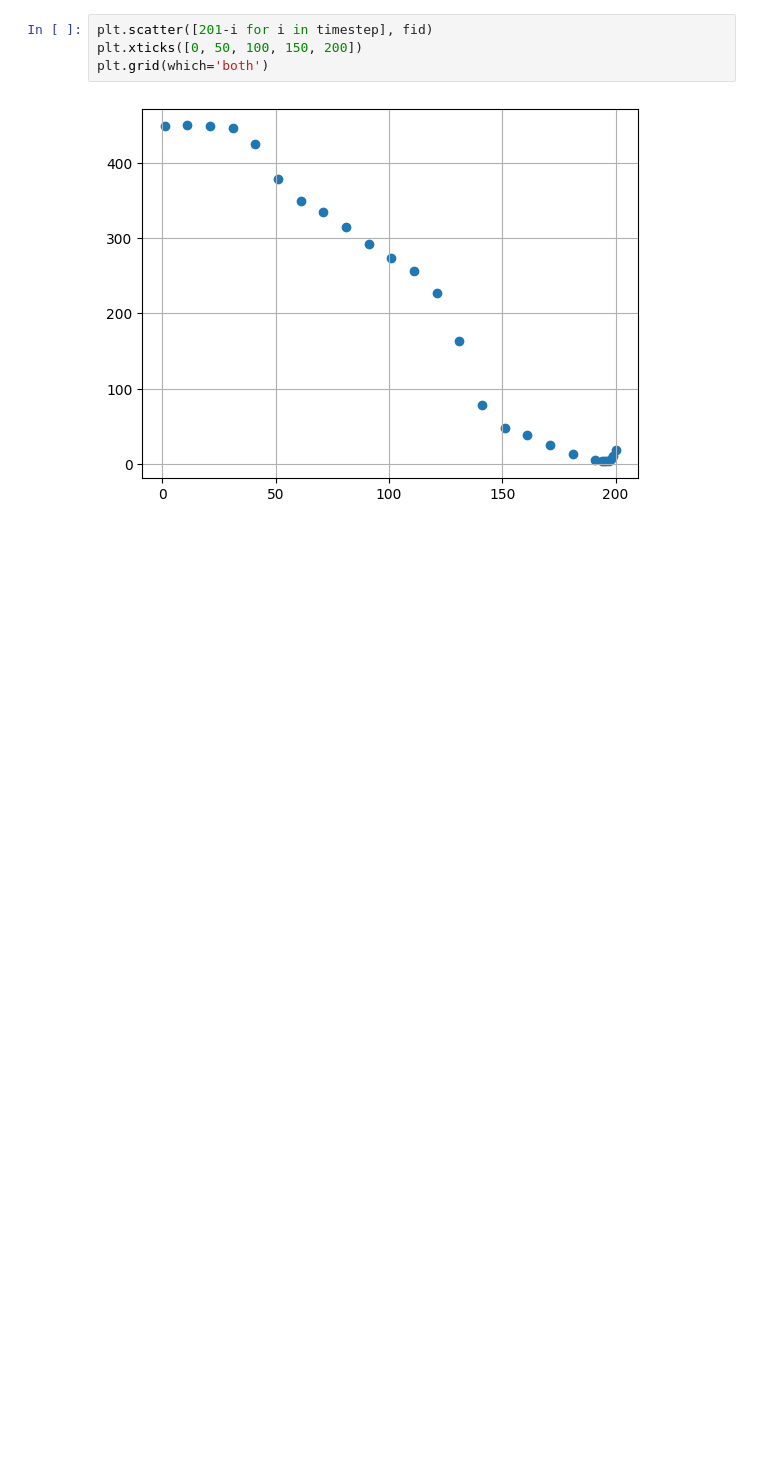
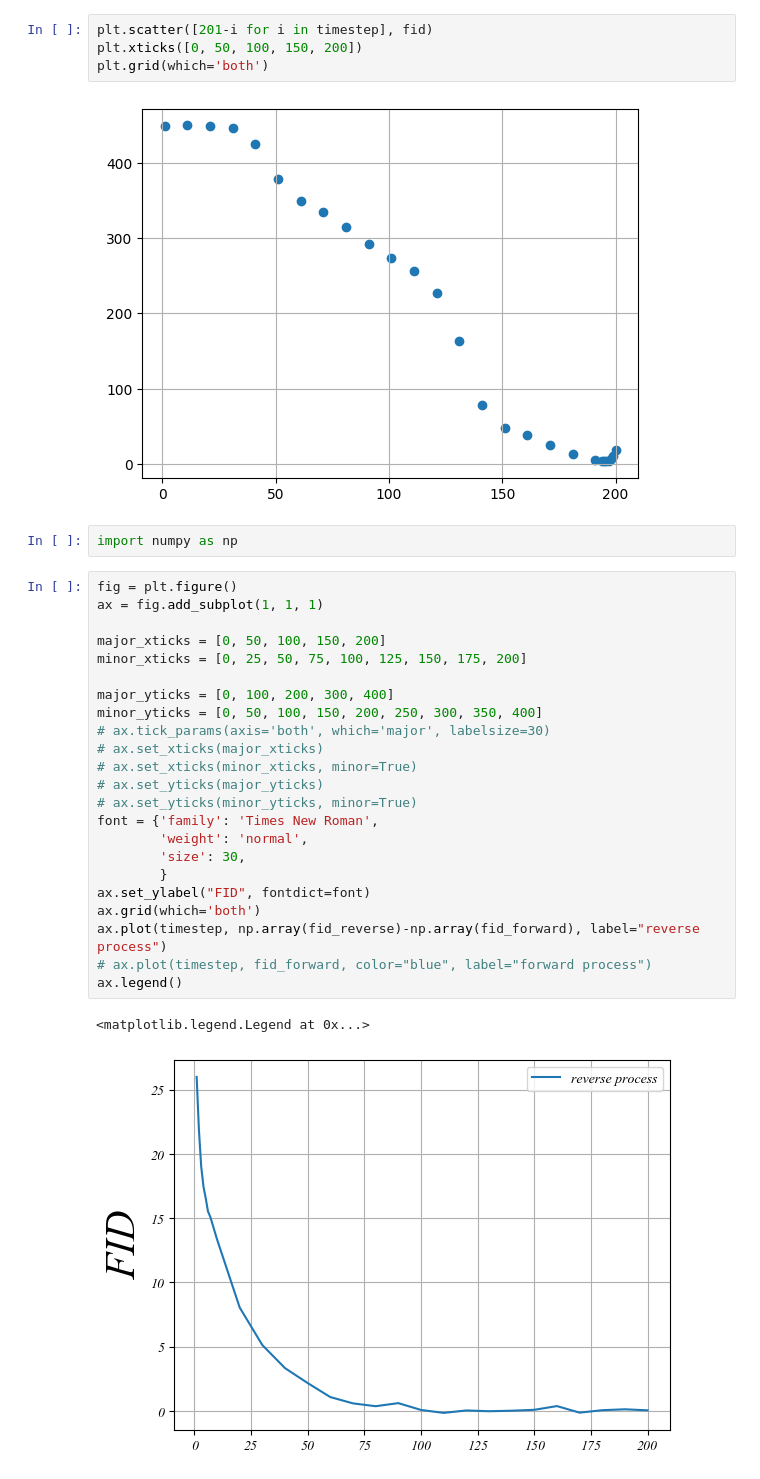
Before and after one commit to ginlov/dropout-diffusion, a Jupyter notebook: notebook/visualize_metrics.ipynb, the cells around one changed output. Saved outputs shown, nothing was run; the diff lists cells and outputs as text; blank space fills up the shorter version.

```diff
--- a/notebook/visualize_metrics.ipynb
+++ b/notebook/visualize_metrics.ipynb
@@ -62,3 +98,31 @@ plt.xticks([0, 50, 100, 150, 200])
 plt.grid(which='both')
 # %% [output]
 [figure]
+# %%
+import numpy as np
+# %%
+fig = plt.figure()
+ax = fig.add_subplot(1, 1, 1)
+
+major_xticks = [0, 50, 100, 150, 200]
+minor_xticks = [0, 25, 50, 75, 100, 125, 150, 175, 200]
+
+major_yticks = [0, 100, 200, 300, 400]
+minor_yticks = [0, 50, 100, 150, 200, 250, 300, 350, 400]
+# ax.tick_params(axis='both', which='major', labelsize=30)
+# ax.set_xticks(major_xticks)
+# ax.set_xticks(minor_xticks, minor=True)
+# ax.set_yticks(major_yticks)
+# ax.set_yticks(minor_yticks, minor=True)
+font = {'family': 'Times New Roman',
+        'weight': 'normal',
+        'size': 30,
+        }
+ax.set_ylabel("FID", fontdict=font)
+ax.grid(which='both')
+ax.plot(timestep, np.array(fid_reverse)-np.array(fid_forward), label="reverse process")
+# ax.plot(timestep, fid_forward, color="blue", label="forward process")
+ax.legend()
+# %% [output]
+<matplotlib.legend.Legend at 0x...>
+[figure, added]
```
Also changed, not shown: parts of 3 cells of this notebook.
